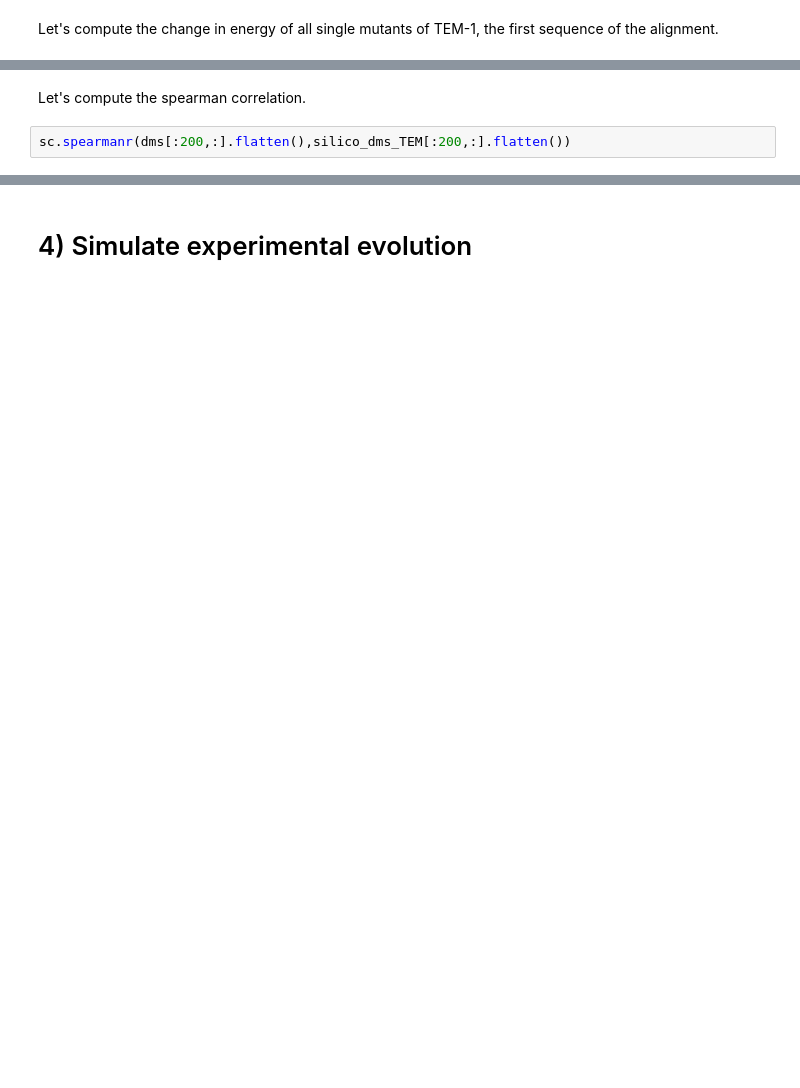
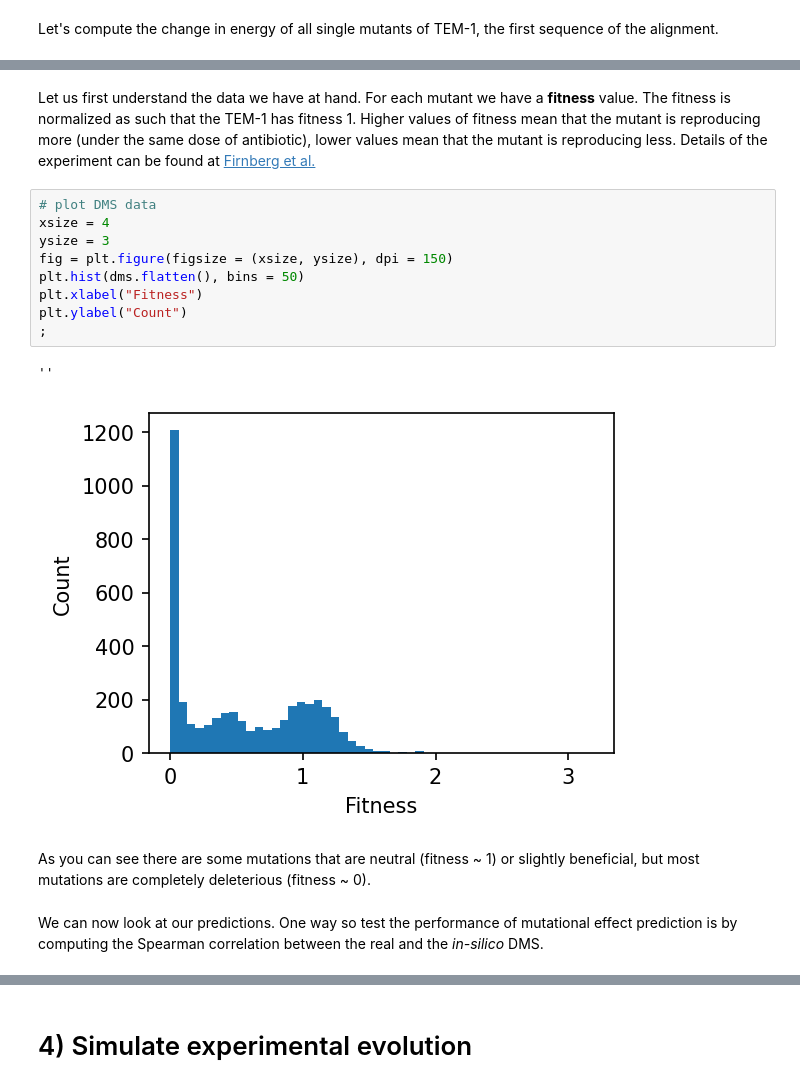
Before and after one commit to matteobisardi/ALGOSB_2021_tutorial, a Jupyter notebook: src/plmDCA_and_evolution.ipynb, the cells around one changed output, grey strips where cells are left out. Drawn from its saved outputs; the diff is of its cells as text; blank space fills up the shorter version.

```diff
--- a/src/plmDCA_and_evolution.ipynb
+++ b/src/plmDCA_and_evolution.ipynb
@@ -524,4 +590,18 @@ dms = np.loadtxt("DMS_TEM1")
-# %% [markdown]
-Let's compute the spearman correlation.
-# %%
-sc.spearmanr(dms[:200,:].flatten(),silico_dms_TEM[:200,:].flatten())
+# %% [markdown]
+Let us first understand the data we have at hand. For each mutant we have a **fitness** value. The fitness is normalized as such that the TEM-1 has fitness 1. Higher values of fitness mean that the mutant is reproducing more (under the same dose of antibiotic), lower values mean that the mutant is reproducing less. Details of the experiment can be found at [Firnberg et al.](https://doi.org/10.1093/molbev/msu081)
+# %%
+# plot DMS data
+xsize = 4
+ysize = 3
+fig = plt.figure(figsize = (xsize, ysize), dpi = 150)
+plt.hist(dms.flatten(), bins = 50)
+plt.xlabel("Fitness")
+plt.ylabel("Count")
+;
+# %% [output]
+''
+[figure, added]
+# %% [markdown]
+As you can see there are some mutations that are neutral (fitness ~ 1) or slightly beneficial, but most mutations are completely deleterious (fitness ~ 0).
+# %% [markdown]
+We can now look at our predictions. One way so test the performance of mutational effect prediction is by computing the Spearman correlation between the real and the *in-silico* DMS.
```
Also changed, not shown: parts of 27 cells of this notebook.
